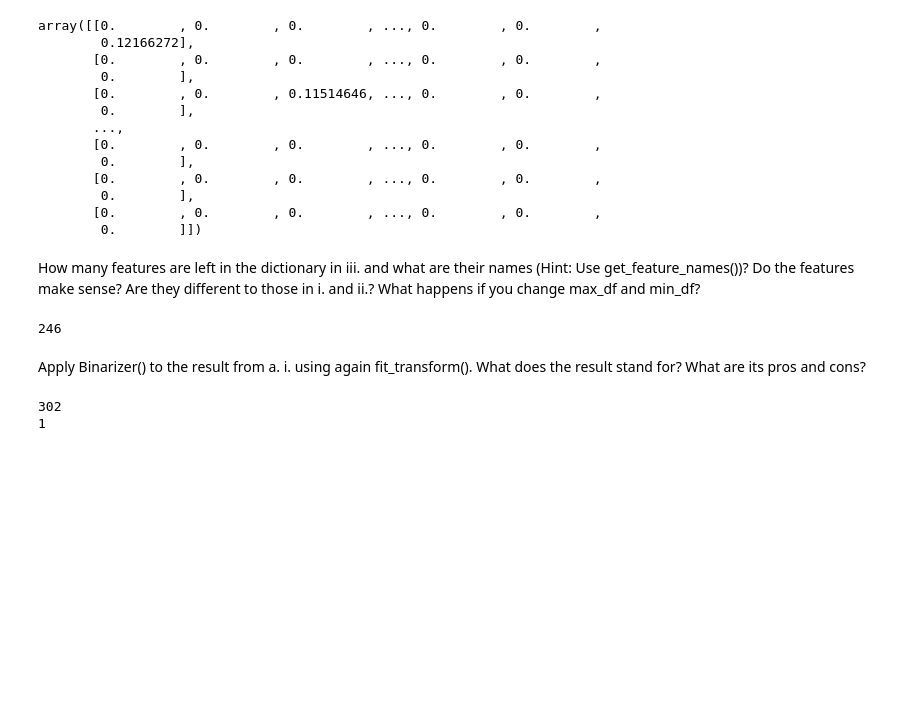
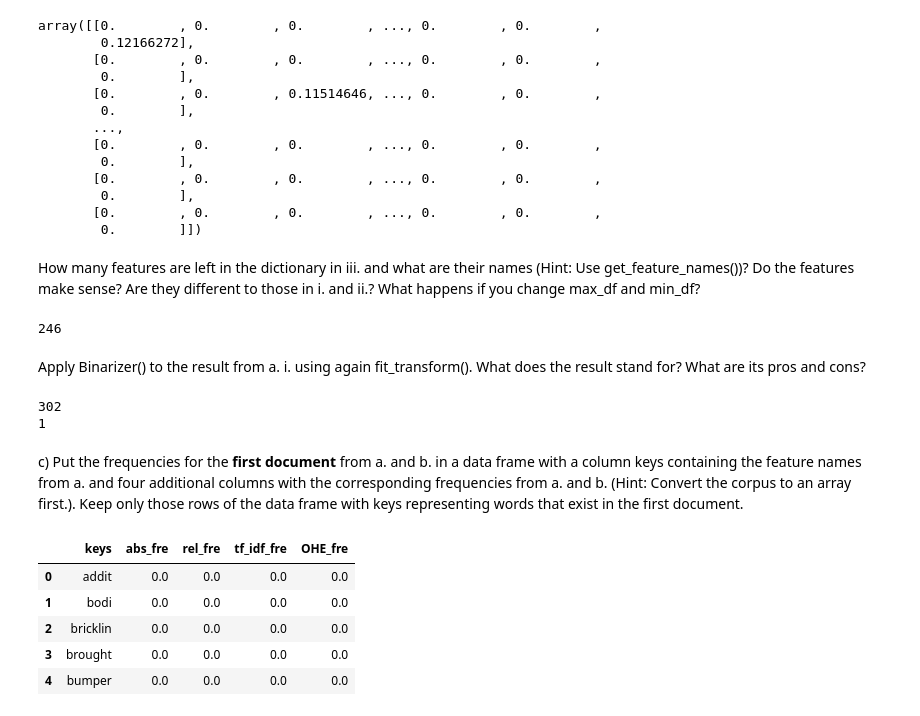
Before and after one commit to hoangminhanh/TWSM_Lab, a Jupyter notebook: Homework/3_Exercise_Representation_1/PH_3_Representation_1.ipynb, the cells around one changed output. Saved outputs shown, nothing was run; the diff lists cells and outputs as text; code cells hidden in the pictures; blank space fills up the shorter version.

```diff
--- a/Homework/3_Exercise_Representation_1/PH_3_Representation_1.ipynb
+++ b/Homework/3_Exercise_Representation_1/PH_3_Representation_1.ipynb
@@ -106,3 +107,24 @@ print(abs_bin.toarray().max()) # OHE version (only relevant if word occurs, but
 # %% [output]
 302
 1
+# %% [markdown]
+c) Put the frequencies for the **first document** from a. and b. in a data frame with a column keys containing the feature names from a. and four additional columns with the corresponding frequencies from a. and b. (Hint: Convert the corpus to
+an array first.). Keep only those rows of the data frame with keys representing
+words that exist in the first document.
+# %%
+first_doc_df = pd.DataFrame(np.array(np.unique(data_stemmed.iloc[0,0].split())).T, columns=["keys"])
+first_doc_df = pd.merge(first_doc_df, pd.DataFrame(abs_fre.toarray(), columns=abs_vectorizer.get_feature_names_out()).iloc[0,:], how="left", left_on="keys", right_index=True)
+first_doc_df = pd.merge(first_doc_df, pd.DataFrame(rel_fre.toarray(), columns=rel_vectorizer.get_feature_names_out()).iloc[0,:], how="left", left_on="keys", right_index=True)
+first_doc_df = pd.merge(first_doc_df, pd.DataFrame(idf_fre.toarray(), columns=idf_vectorizer.get_feature_names_out()).iloc[0,:], how="left", left_on="keys", right_index=True)
+first_doc_df.columns = ["keys", "abs_fre", "rel_fre", "tf_idf_fre"]
+first_doc_df = pd.merge(first_doc_df, pd.DataFrame(abs_bin.toarray(), columns=abs_vectorizer.get_feature_names_out()).iloc[0,:], how="left", left_on="keys", right_index=True)
+first_doc_df.columns = ["keys", "abs_fre", "rel_fre", "tf_idf_fre", "OHE_fre"]
+first_doc_df.fillna(0, inplace=True)
+first_doc_df.head()
+# %% [output]
+|  | keys | abs_fre | rel_fre | tf_idf_fre | OHE_fre |
+| 0 | addit | 0.0 | 0.0 | 0.0 | 0.0 |
+| 1 | bodi | 0.0 | 0.0 | 0.0 | 0.0 |
+| 2 | bricklin | 0.0 | 0.0 | 0.0 | 0.0 |
+| 3 | brought | 0.0 | 0.0 | 0.0 | 0.0 |
+| 4 | bumper | 0.0 | 0.0 | 0.0 | 0.0 |
```
Also changed, not shown: parts of 29 cells of this notebook.
